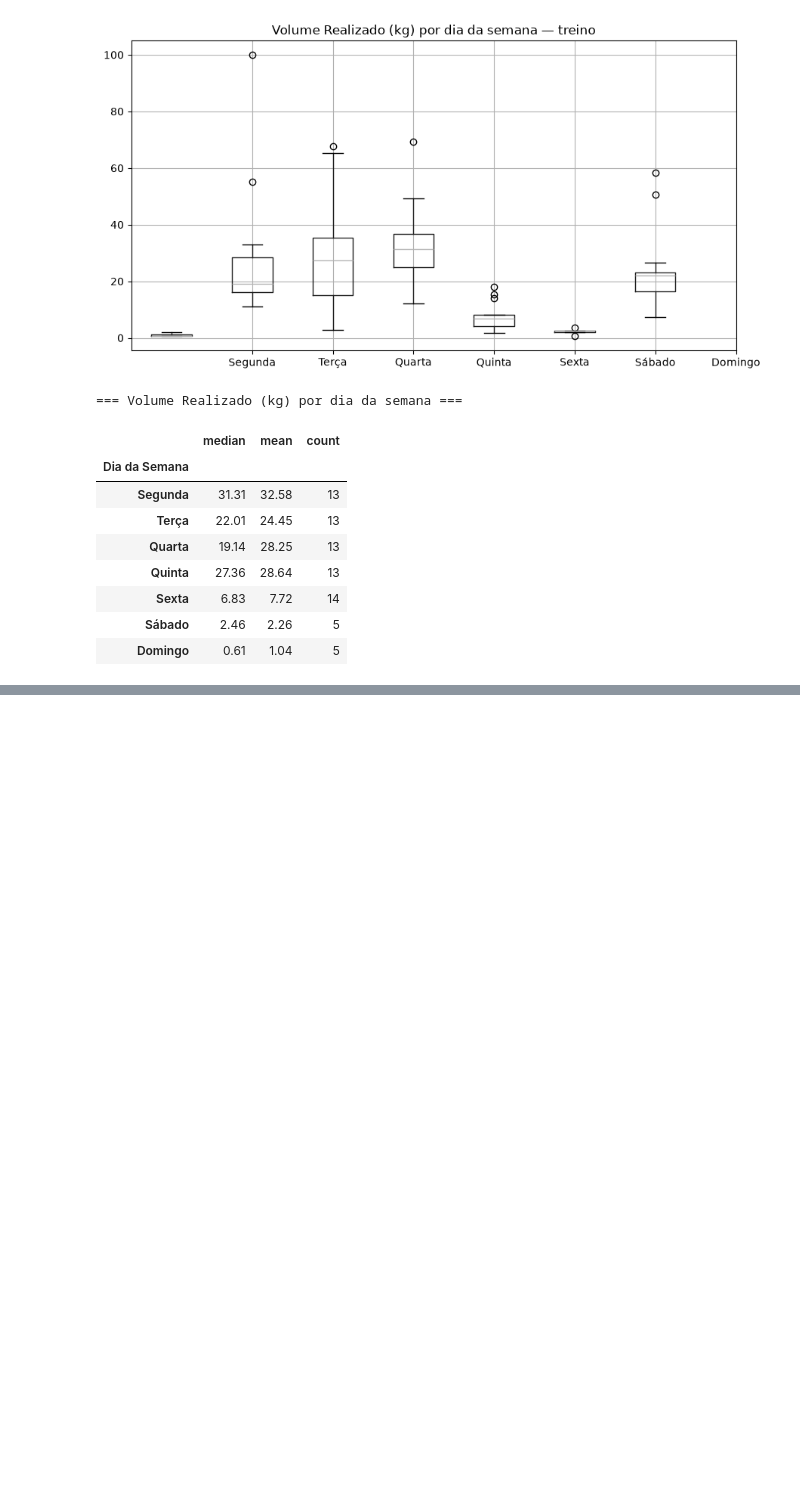
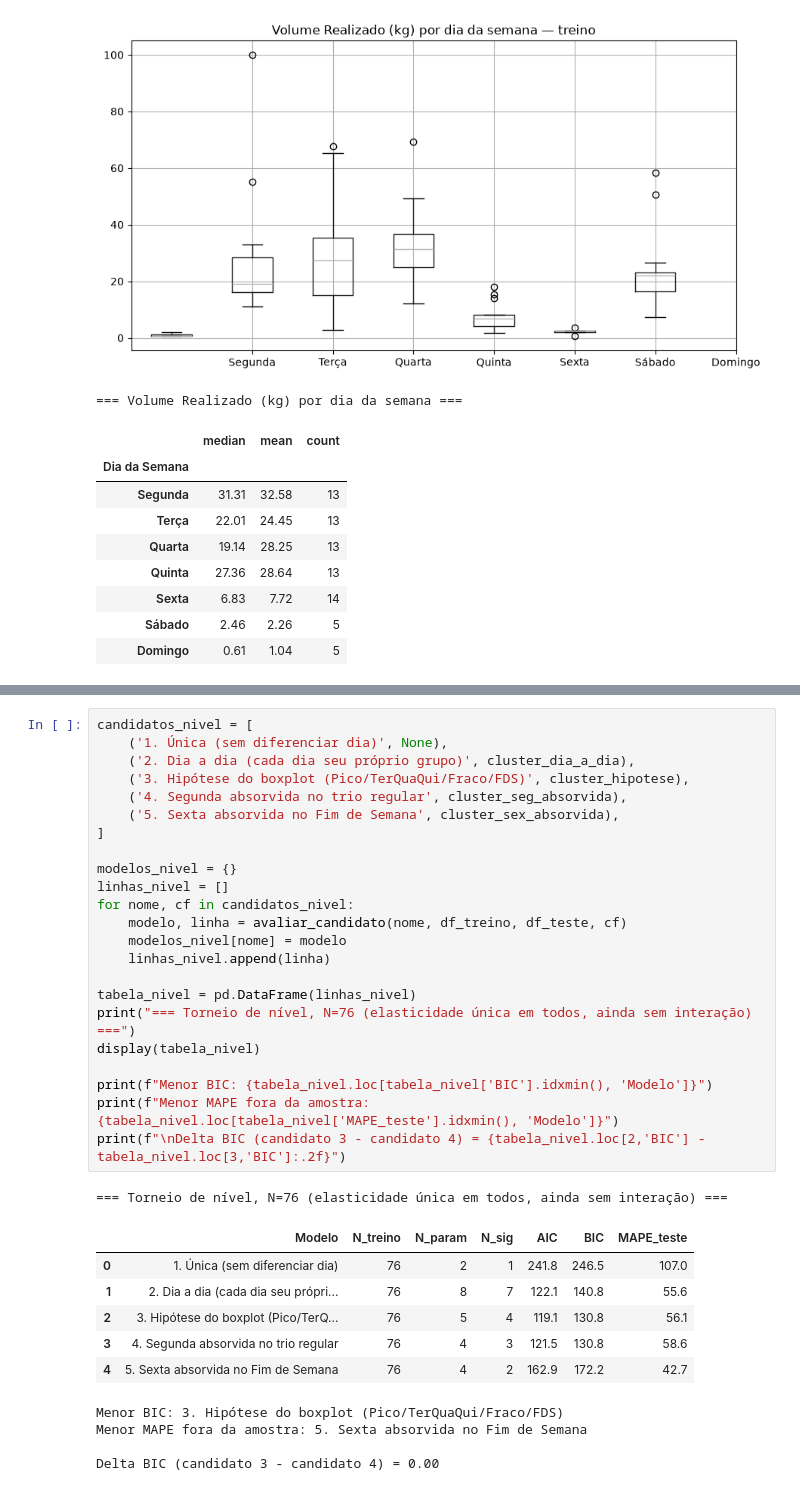
Before and after one commit to natfaria/202602-resolucao_problemas, a Jupyter notebook: notebooks/01-EDA-regressao_robusta.ipynb, the cells around one changed output, grey strips where cells are left out. Saved outputs shown, nothing was run; the diff lists cells and outputs as text; blank space fills up the shorter version.

```diff
--- a/notebooks/01-EDA-regressao_robusta.ipynb
+++ b/notebooks/01-EDA-regressao_robusta.ipynb
@@ -970,0 +196,35 @@ Ficam registradas, ainda assim, limitações que a convergência de resultados n
+# %%
+candidatos_nivel = [
+    ('1. Única (sem diferenciar dia)', None),
+    ('2. Dia a dia (cada dia seu próprio grupo)', cluster_dia_a_dia),
+    ('3. Hipótese do boxplot (Pico/TerQuaQui/Fraco/FDS)', cluster_hipotese),
+    ('4. Segunda absorvida no trio regular', cluster_seg_absorvida),
+    ('5. Sexta absorvida no Fim de Semana', cluster_sex_absorvida),
+]
+
+modelos_nivel = {}
+linhas_nivel = []
+for nome, cf in candidatos_nivel:
+    modelo, linha = avaliar_candidato(nome, df_treino, df_teste, cf)
+    modelos_nivel[nome] = modelo
+    linhas_nivel.append(linha)
+
+tabela_nivel = pd.DataFrame(linhas_nivel)
+print("=== Torneio de nível, N=76 (elasticidade única em todos, ainda sem interação) ===")
+display(tabela_nivel)
+
+print(f"Menor BIC: {tabela_nivel.loc[tabela_nivel['BIC'].idxmin(), 'Modelo']}")
+print(f"Menor MAPE fora da amostra: {tabela_nivel.loc[tabela_nivel['MAPE_teste'].idxmin(), 'Modelo']}")
+print(f"\nDelta BIC (candidato 3 - candidato 4) = {tabela_nivel.loc[2,'BIC'] - tabela_nivel.loc[3,'BIC']:.2f}")
+# %% [output]
+=== Torneio de nível, N=76 (elasticidade única em todos, ainda sem interação) ===
+|  | Modelo | N_treino | N_param | N_sig | AIC | BIC | MAPE_teste |
+| 0 | 1. Única (sem diferenciar dia) | 76 | 2 | 1 | 241.8 | 246.5 | 107.0 |
+| 1 | 2. Dia a dia (cada dia seu própri... | 76 | 8 | 7 | 122.1 | 140.8 | 55.6 |
+| 2 | 3. Hipótese do boxplot (Pico/TerQ... | 76 | 5 | 4 | 119.1 | 130.8 | 56.1 |
+| 3 | 4. Segunda absorvida no trio regular | 76 | 4 | 3 | 121.5 | 130.8 | 58.6 |
+| 4 | 5. Sexta absorvida no Fim de Semana | 76 | 4 | 2 | 162.9 | 172.2 | 42.7 |
+Menor BIC: 3. Hipótese do boxplot (Pico/TerQuaQui/Fraco/FDS)
+Menor MAPE fora da amostra: 5. Sexta absorvida no Fim de Semana
+
+Delta BIC (candidato 3 - candidato 4) = 0.00
```
Also changed, not shown: parts of 95 cells of this notebook, 1 other file.
